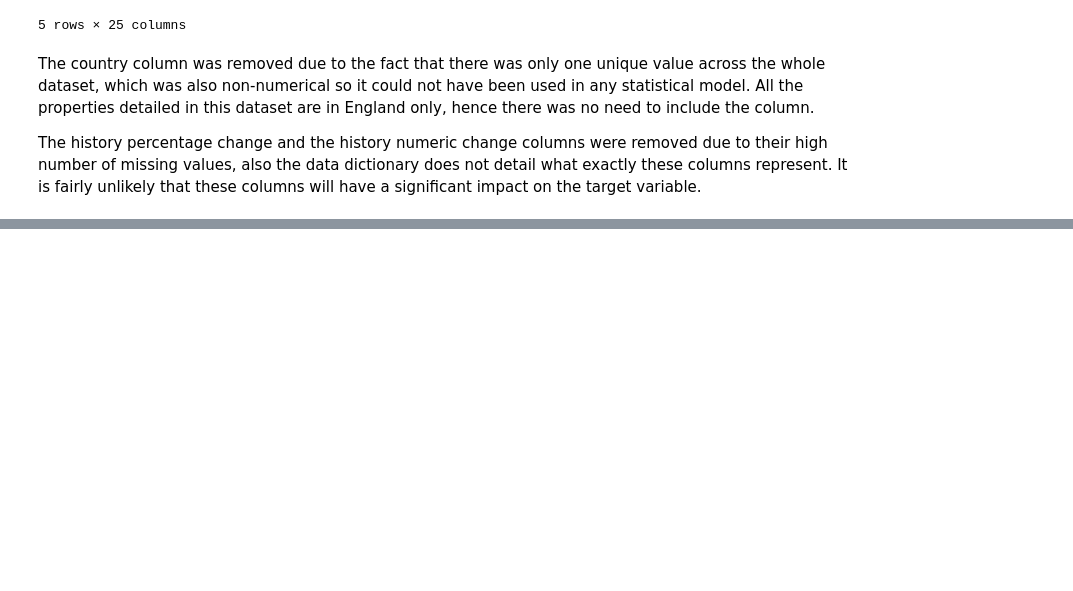
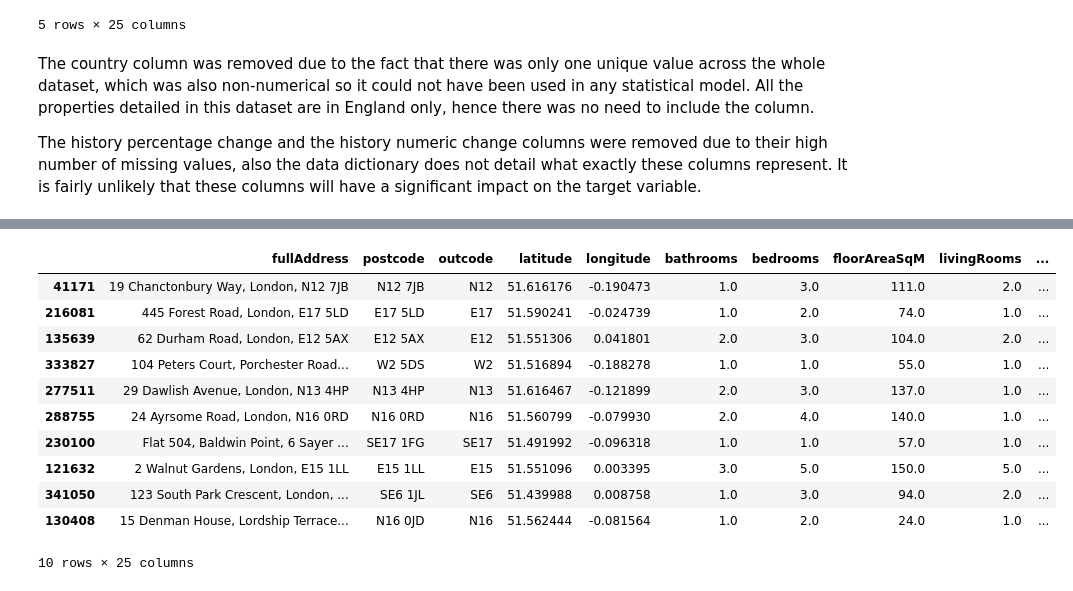
Before and after one commit to SanjayRaju2000/London-House-Price-Prediction, a Jupyter notebook: notebooks/01-data-loading-cleaning.ipynb, the cells around one changed output, grey strips where cells are left out. Drawn from its saved outputs; the diff is of its cells as text; code cells hidden in the pictures; blank space fills up the shorter version.

Commit message:
data loading and cleaning - omitted values

```diff
--- a/notebooks/01-data-loading-cleaning.ipynb
+++ b/notebooks/01-data-loading-cleaning.ipynb
@@ -119,3 +121,3 @@ However, full address is a column that should have unique entries in the dataset
 # %%
 # Dropping all duplicate rows in the dataframe
-housing_df.drop_duplicates()
+housing_df = housing_df.drop_duplicates()
@@ -155,0 +149,3 @@ The history percentage change and the history numeric change columns were remove
+# %%
+# Dropping all rows with null values
+housing_df = housing_df.dropna()
@@ -155,0 +178,16 @@ The history percentage change and the history numeric change columns were remove
+# %%
+# Viewing the data post removal of null values
+housing_df.sample(10)
+# %% [output]
+|  | fullAddress | postcode | outcode | latitude | longitude | bathrooms | bedrooms | floorAreaSqM | livingRooms | ... |
+| 41171 | 19 Chanctonbury Way, London, N12 7JB | N12 7JB | N12 | 51.616176 | -0.190473 | 1.0 | 3.0 | 111.0 | 2.0 | ... |
+| 216081 | 445 Forest Road, London, E17 5LD | E17 5LD | E17 | 51.590241 | -0.024739 | 1.0 | 2.0 | 74.0 | 1.0 | ... |
+| 135639 | 62 Durham Road, London, E12 5AX | E12 5AX | E12 | 51.551306 | 0.041801 | 2.0 | 3.0 | 104.0 | 2.0 | ... |
+| 333827 | 104 Peters Court, Porchester Road... | W2 5DS | W2 | 51.516894 | -0.188278 | 1.0 | 1.0 | 55.0 | 1.0 | ... |
+| 277511 | 29 Dawlish Avenue, London, N13 4HP | N13 4HP | N13 | 51.616467 | -0.121899 | 2.0 | 3.0 | 137.0 | 1.0 | ... |
+| 288755 | 24 Ayrsome Road, London, N16 0RD | N16 0RD | N16 | 51.560799 | -0.079930 | 2.0 | 4.0 | 140.0 | 1.0 | ... |
+| 230100 | Flat 504, Baldwin Point, 6 Sayer ... | SE17 1FG | SE17 | 51.491992 | -0.096318 | 1.0 | 1.0 | 57.0 | 1.0 | ... |
+| 121632 | 2 Walnut Gardens, London, E15 1LL | E15 1LL | E15 | 51.551096 | 0.003395 | 3.0 | 5.0 | 150.0 | 5.0 | ... |
+| 341050 | 123 South Park Crescent, London, ... | SE6 1JL | SE6 | 51.439988 | 0.008758 | 1.0 | 3.0 | 94.0 | 2.0 | ... |
+| 130408 | 15 Denman House, Lordship Terrace... | N16 0JD | N16 | 51.562444 | -0.081564 | 1.0 | 2.0 | 24.0 | 1.0 | ... |
+10 rows × 25 columns
```
Also changed, not shown: parts of 6 cells of this notebook.
